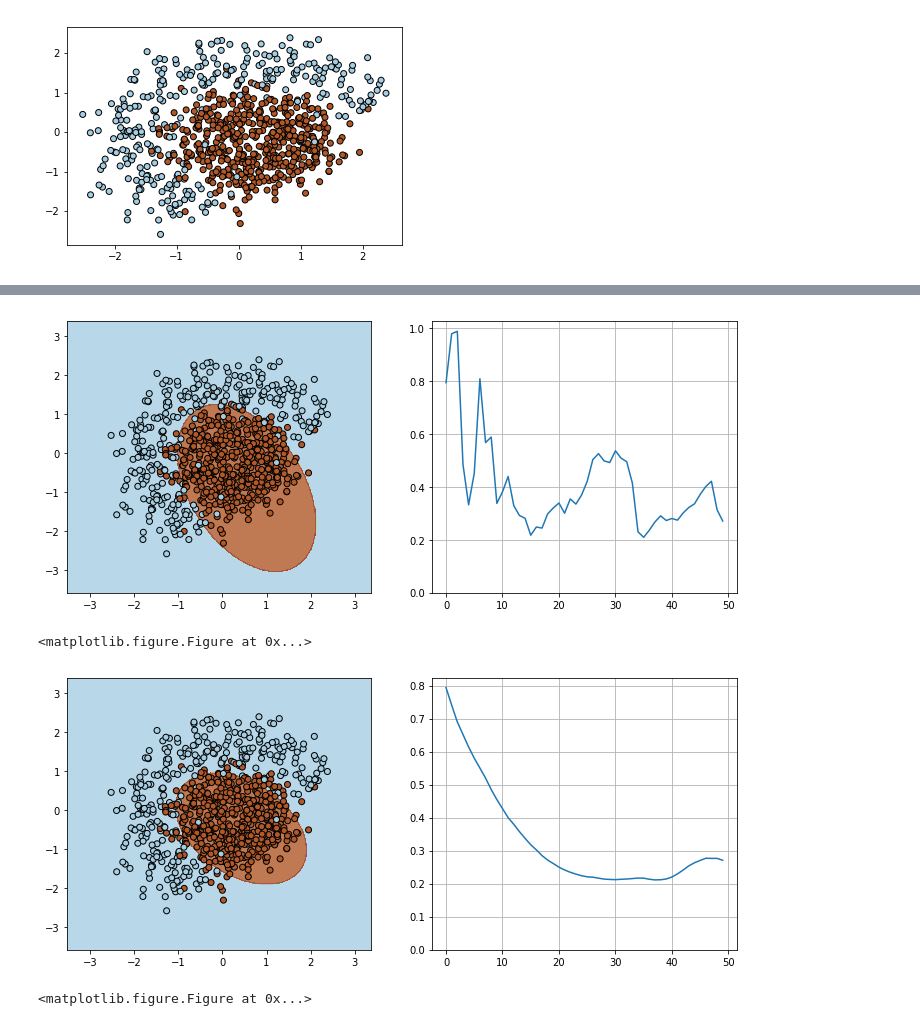
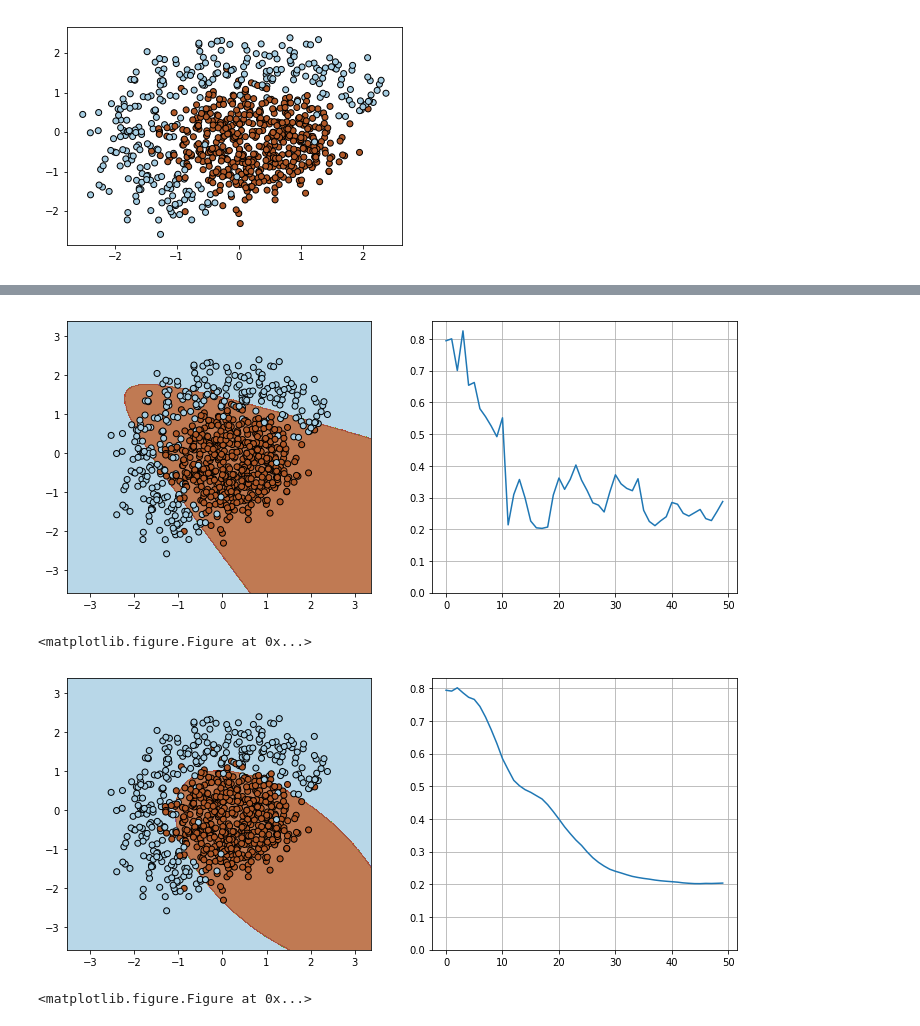
Before and after one commit to demarkok/deep-learning, a Jupyter notebook: hw01/task1.ipynb, the cells around one changed output, grey strips where cells are left out. Saved outputs shown, nothing was run; the diff lists cells and outputs as text; code cells hidden in the pictures.

```diff
--- a/hw01/task1.ipynb
+++ b/hw01/task1.ipynb
@@ -137,32 +136,35 @@ momentum_gd()
 # %%
 def nesterov_gd():
     w = torch.Tensor([1, 0, 0, 0, 0, 0])
 
     alpha = 0.2
     mu = 0.6
 
     v = torch.zeros_like(w)
 
     n_iter = 50
     batch_size = 4
     loss = np.zeros(n_iter)
     plt.figure(figsize=(12, 5))
     for i in range(n_iter):
         ind = random.sample(range(X.shape[0]), batch_size)
         loss[i] = compute_loss(X, y, w)
         #     visualize(X[ind,:], y[ind], w, loss, n_iter)
 
 
         w += mu * v
-        v = mu * v - alpha * compute_grad(X[ind, :], y[ind], w)
-        w -= alpha * compute_grad(X[ind, :], y[ind], w)
+
+        grad = compute_grad(X[ind, :], y[ind], w)
+
+        v = mu * v - alpha * grad
+        w -= alpha * grad
 
 
     visualize(X, y, w, loss, n_iter)
     plt.clf()
 nesterov_gd()
 # %% [output]
-[figure, old version]
+[figure, new version]
 <matplotlib.figure.Figure at 0x...>
 # %%
 def adam_gd():
@@ -192,11 +194,11 @@ def adam_gd():
         m_corr = m / (1 - beta1 ** (i + 1))
         v_corr = v / (1 - beta2 ** (i + 1))
 
-        w -= (alpha / v_corr ** 0.5 + eps) * m_corr
+        w -= alpha / (v_corr ** 0.5 + eps) * m_corr
 
     visualize(X, y, w, loss, n_iter)
     plt.clf()
 adam_gd()
 # %% [output]
-[figure, old version]
+[figure, new version]
 <matplotlib.figure.Figure at 0x...>
```
Also changed, not shown: parts of 4 cells of this notebook.
